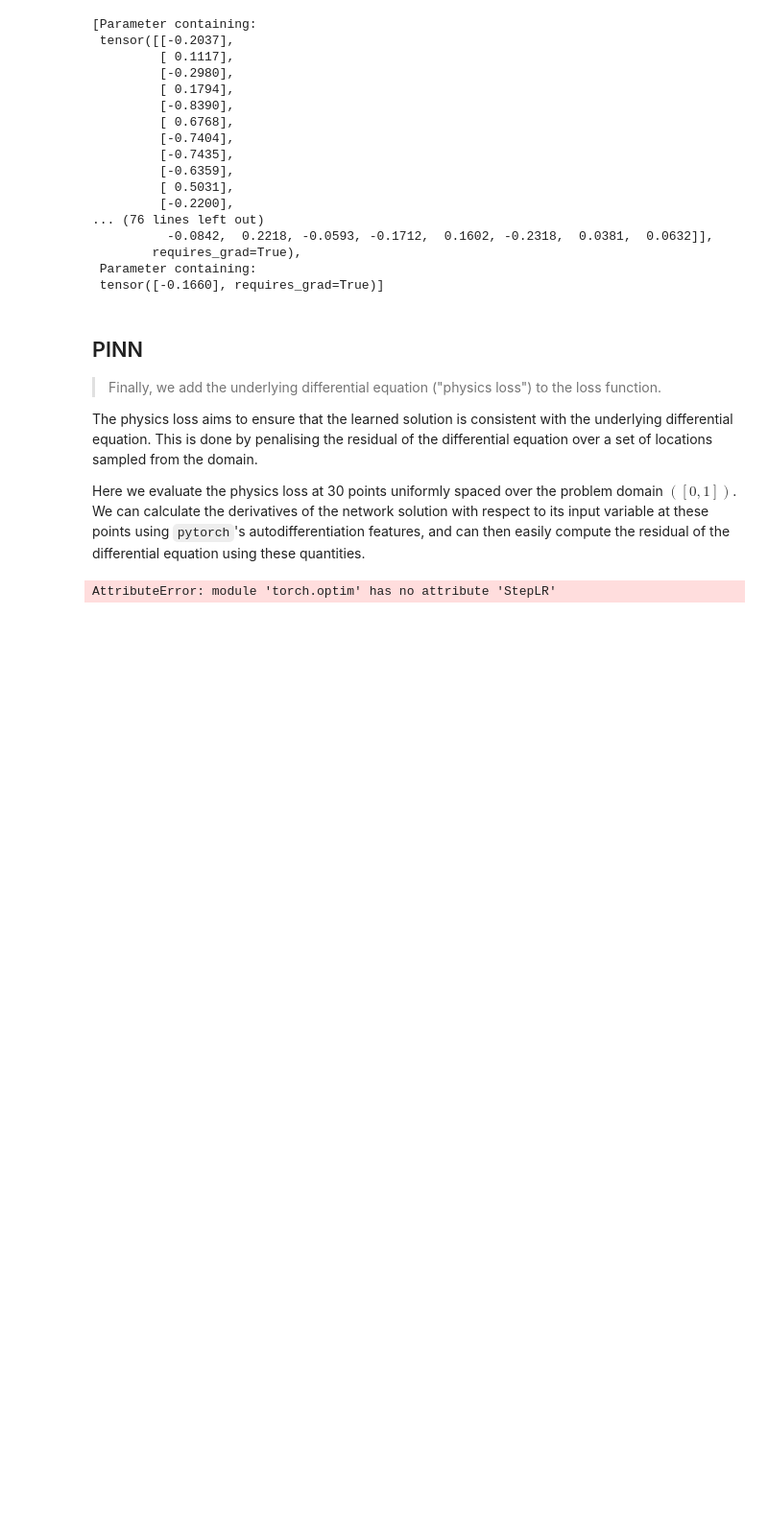
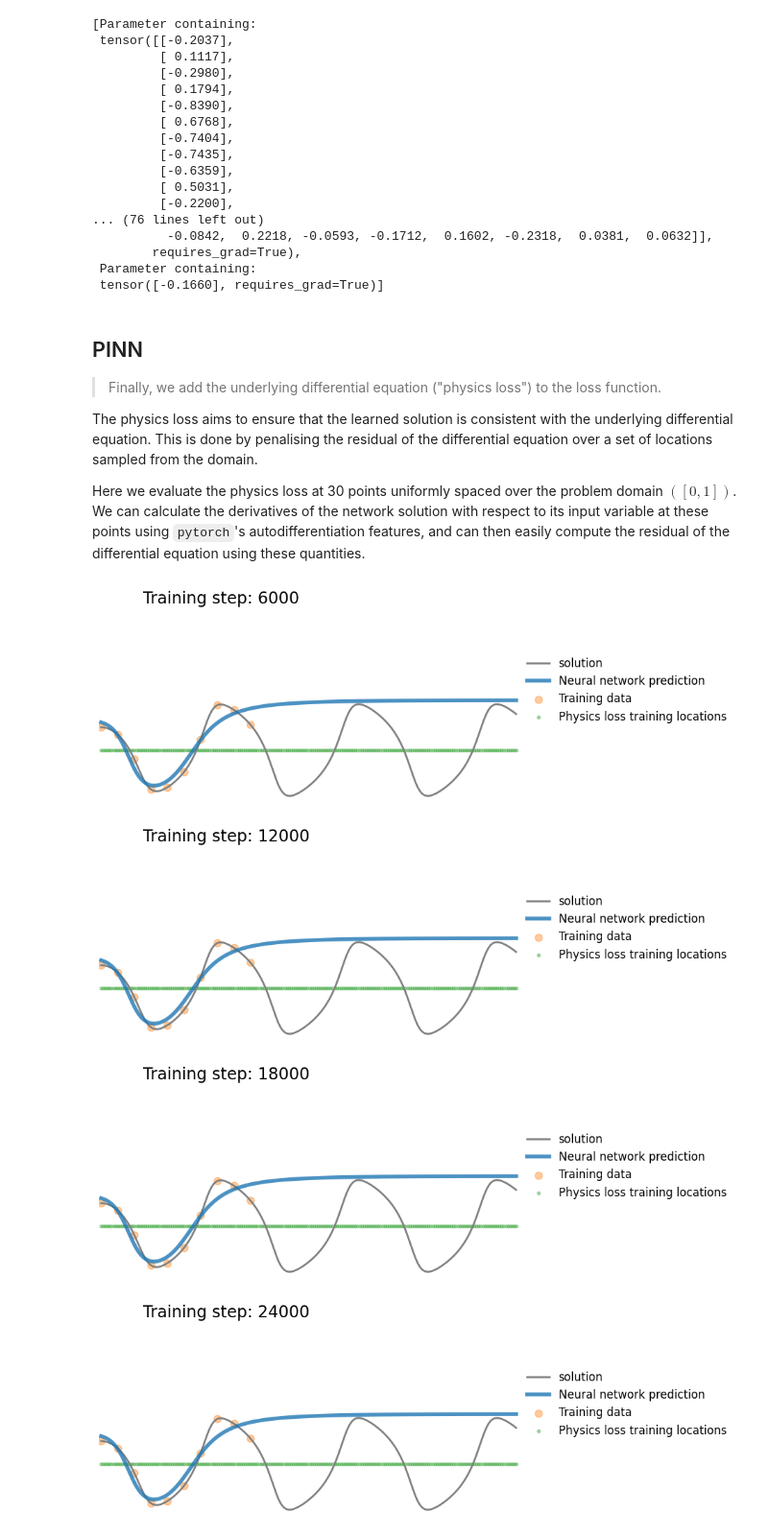
Before and after one commit to Mehdi-Haned/PINNs-Spring2025, a Jupyter notebook: Van der Pol PINN.ipynb, the cells around one changed output. Shown: that part at 96% size. Saved outputs shown, nothing was run; the diff lists cells and outputs as text; code cells hidden in the pictures; blank space fills up the shorter version.

```diff
--- a/Van der Pol PINN.ipynb
+++ b/Van der Pol PINN.ipynb
@@ -182,8 +182,8 @@ t_physics = torch.linspace(0, tf, 200).view(-1,1).requires_grad_(True)
 
 torch.manual_seed(123)
 model = FCN(1,1,32,4)
-optimizer = torch.optim.Adam(model.parameters(),lr=1e-2)
-scheduler = optim.StepLR.lr_scheduler(optimizer, step_size=30, gamma=0.1)
+optimizer = torch.optim.Adam(model.parameters(),lr=1e-4)
+scheduler = optim.lr_scheduler.StepLR(optimizer, step_size=30, gamma=0.1)
 files = []
 for i in range(24000):
     optimizer.zero_grad()
@@ -194,31 +194,34 @@ for i in range(24000):
 
     # compute the "physics loss"
     xhp = model(t_physics)
     dx  = torch.autograd.grad(xhp, t_physics, torch.ones_like(xhp), create_graph=True)[0]# computes dy/dx
     dx2 = torch.autograd.grad(dx,  t_physics, torch.ones_like(dx),  create_graph=True)[0]# computes d^2y/dx^2
     physics = dx2 - mu*(1-xhp**2)*dx + xhp # computes the residual of the 1D Van der Pol differential equation
     loss2 = (1e-4)*torch.mean(physics**2)
 
     # backpropagate joint loss
     loss = loss1 + loss2 # add two loss terms together
     loss.backward()
     optimizer.step()
     scheduler.step()
 
     # plot the result as training progresses
     if (i+1) % 150 == 0:
         xh = model(t).detach()
         tp = t_physics.detach()
 
         plot_result(i, t, x, t_data, x_data, xh, tp)
 
         # file = "plots/pinn_Van_der_Pol_%.8i.png"%(i+1)
         # plt.savefig(file, bbox_inches='tight', pad_inches=0.1, dpi=100, facecolor="white")
         files.append(file)
 
         if (i+1) % 6000 == 0: plt.show()
         else: plt.close("all")
 
 save_gif_PIL("gifs/pinn_Van_der_Pol.gif", files, fps=20, loop=0)
 # %% [output]
-AttributeError: module 'torch.optim' has no attribute 'StepLR'
+[figure, added]
+[figure, added]
+[figure, added]
+[figure, added]
```
Also changed, not shown: parts of 1 cell of this notebook, 5 other files.
